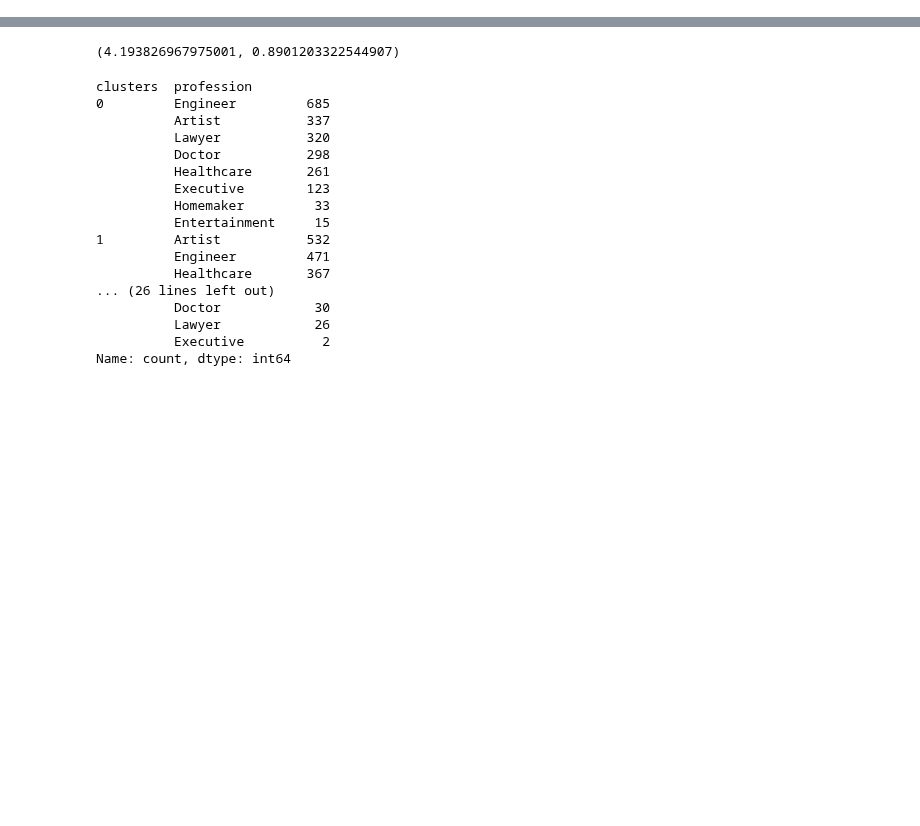
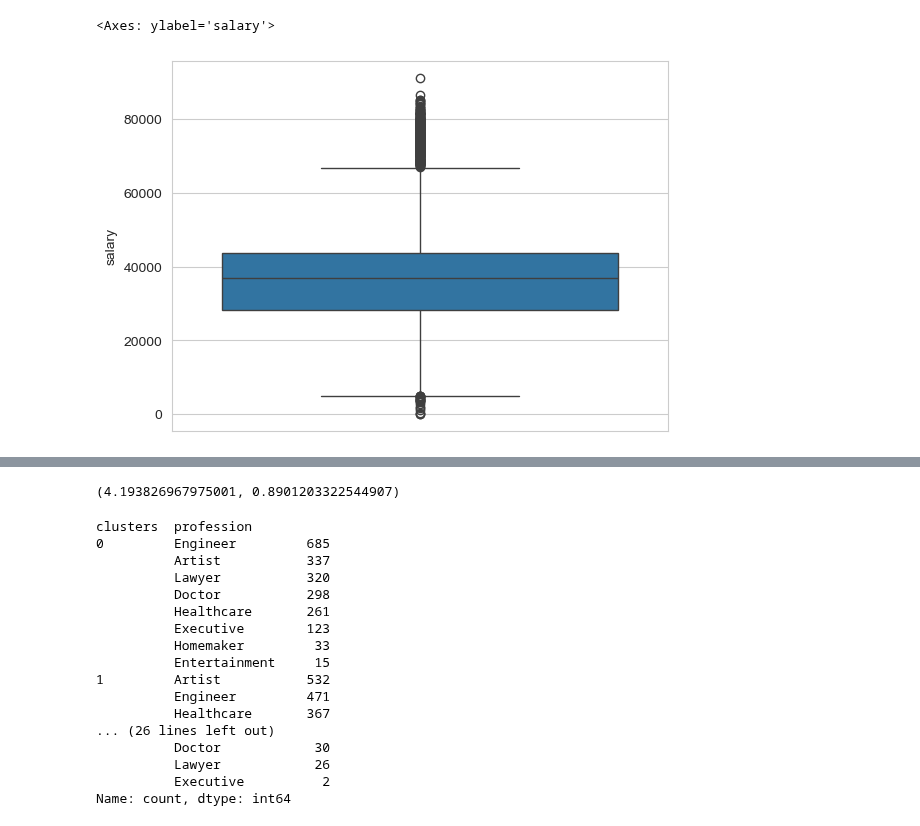
Before and after one commit to Martain24/TFM, a Jupyter notebook: primer_dataset/train_MV.ipynb, the cells around one changed output, grey strips where cells are left out. Drawn from its saved outputs; the diff is of its cells as text; code cells hidden in the pictures; blank space fills up the shorter version.

```diff
--- a/primer_dataset/train_MV.ipynb
+++ b/primer_dataset/train_MV.ipynb
@@ -245,0 +235,5 @@ sns.scatterplot(x=data["age"], y=data["salary"], hue=data["spending_score"])
+# %%
+sns.boxplot(data["salary"])
+# %% [output]
+<Axes: ylabel='salary'>
+[figure, added]
```
Also changed, not shown: parts of 13 cells of this notebook.
